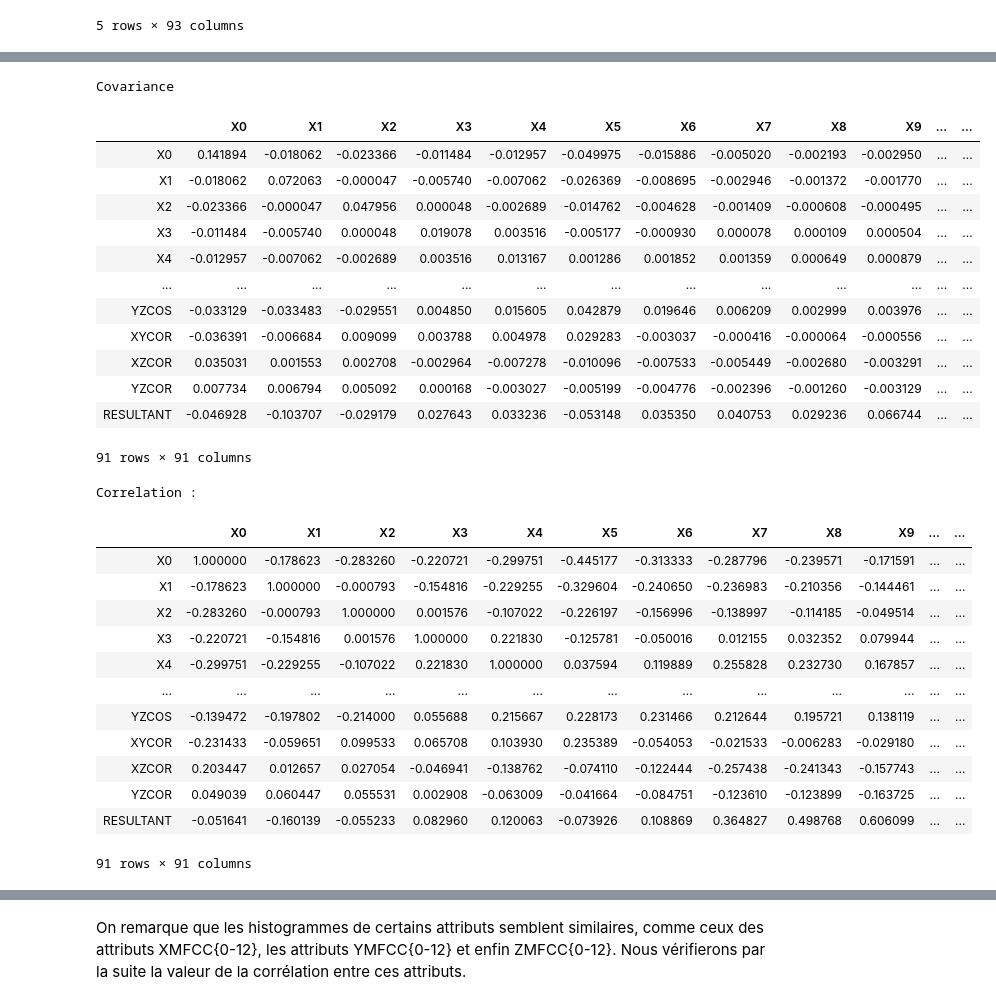
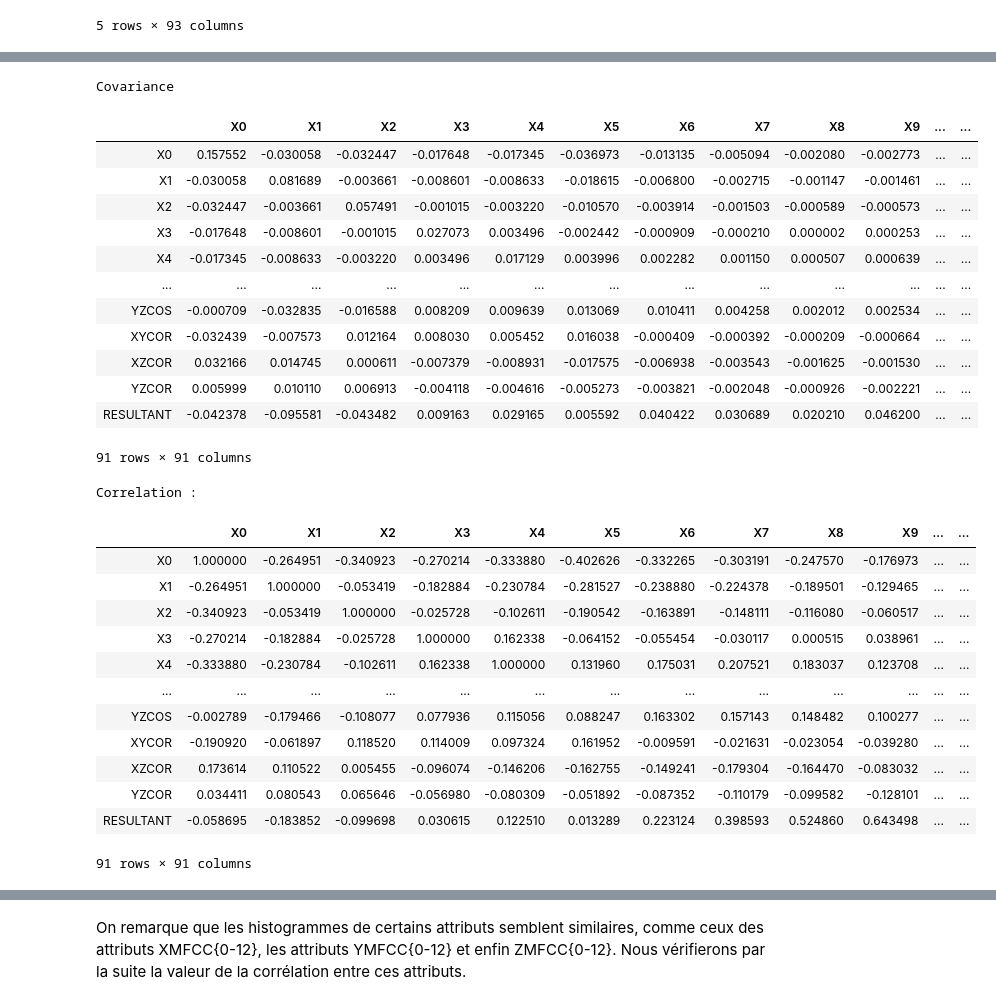
Before and after one commit to BaptisteSaintArnoult/human-activity-recognition, a Jupyter notebook: impersonnal_model_Mira.ipynb, the cells around one changed output, grey strips where cells are left out. Cells and saved outputs as stored; diff of their text form; code cells hidden in the pictures.

```diff
--- a/impersonnal_model_Mira.ipynb
+++ b/impersonnal_model_Mira.ipynb
@@ -106 +103,5 @@ def load_multiple_wisdm_data(subjectToExtractNumber, device, sensor, method):
+# %%
+#Methode 1 : Récupération de toutes les données provenant des accéléromètre des smartwatches
+DATA_NUMBER = 50
+data_watch_accel = load_multiple_wisdm_data(DATA_NUMBER, 'watch', 'accel', 1)
 # %%
@@ -121,0 +121,11 @@ dataFrame = create_dataFrame_fromArff(collection2)
+# %%
+import numpy as np
+
+# Vérification de valeurs manquantes
+data_watch_accel = data_watch_accel.replace('?',np.NaN)
+print('Number of instances = %d' % (data_watch_accel.shape[0]))
+print('Number of attributes = %d' % (data_watch_accel.shape[1]))
+
+print('Number of missing values:')
+for col in data_watch_accel.columns:
+    print('\t%s: %d' % (col,data_watch_accel[col].isna().sum()))
@@ -160,0 +160,5 @@ Il n'y a pas de valeurs manquantes dans les données ni de doublons
+# %%
+# Suppresion des doublons
+print('Number of rows before discarding duplicates = %d' % (data_watch_accel.shape[0]))
+data_watch_accel = data_watch_accel.drop_duplicates()
+print('Number of rows after discarding duplicates = %d' % (data_watch_accel.shape[0]))
@@ -209,39 +218,39 @@ collection1.describe(include='all')
 # %%
 pd.set_option('display.max_rows', 50)
 print('Covariance')
-collection1.cov()
+data_watch_accel.cov()
 # %% [output]
 Covariance
 |  | X0 | X1 | X2 | X3 | X4 | X5 | X6 | X7 | X8 | X9 | ... | ... |
-| X0 | 0.141894 | -0.018062 | -0.023366 | -0.011484 | -0.012957 | -0.049975 | -0.015886 | -0.005020 | -0.002193 | -0.002950 | ... | ... |
-| X1 | -0.018062 | 0.072063 | -0.000047 | -0.005740 | -0.007062 | -0.026369 | -0.008695 | -0.002946 | -0.001372 | -0.001770 | ... | ... |
-| X2 | -0.023366 | -0.000047 | 0.047956 | 0.000048 | -0.002689 | -0.014762 | -0.004628 | -0.001409 | -0.000608 | -0.000495 | ... | ... |
-| X3 | -0.011484 | -0.005740 | 0.000048 | 0.019078 | 0.003516 | -0.005177 | -0.000930 | 0.000078 | 0.000109 | 0.000504 | ... | ... |
-| X4 | -0.012957 | -0.007062 | -0.002689 | 0.003516 | 0.013167 | 0.001286 | 0.001852 | 0.001359 | 0.000649 | 0.000879 | ... | ... |
+| X0 | 0.157552 | -0.030058 | -0.032447 | -0.017648 | -0.017345 | -0.036973 | -0.013135 | -0.005094 | -0.002080 | -0.002773 | ... | ... |
+| X1 | -0.030058 | 0.081689 | -0.003661 | -0.008601 | -0.008633 | -0.018615 | -0.006800 | -0.002715 | -0.001147 | -0.001461 | ... | ... |
+| X2 | -0.032447 | -0.003661 | 0.057491 | -0.001015 | -0.003220 | -0.010570 | -0.003914 | -0.001503 | -0.000589 | -0.000573 | ... | ... |
+| X3 | -0.017648 | -0.008601 | -0.001015 | 0.027073 | 0.003496 | -0.002442 | -0.000909 | -0.000210 | 0.000002 | 0.000253 | ... | ... |
+| X4 | -0.017345 | -0.008633 | -0.003220 | 0.003496 | 0.017129 | 0.003996 | 0.002282 | 0.001150 | 0.000507 | 0.000639 | ... | ... |
 | ... | ... | ... | ... | ... | ... | ... | ... | ... | ... | ... | ... | ... |
-| YZCOS | -0.033129 | -0.033483 | -0.029551 | 0.004850 | 0.015605 | 0.042879 | 0.019646 | 0.006209 | 0.002999 | 0.003976 | ... | ... |
-| XYCOR | -0.036391 | -0.006684 | 0.009099 | 0.003788 | 0.004978 | 0.029283 | -0.003037 | -0.000416 | -0.000064 | -0.000556 | ... | ... |
-| XZCOR | 0.035031 | 0.001553 | 0.002708 | -0.002964 | -0.007278 | -0.010096 | -0.007533 | -0.005449 | -0.002680 | -0.003291 | ... | ... |
-| YZCOR | 0.007734 | 0.006794 | 0.005092 | 0.000168 | -0.003027 | -0.005199 | -0.004776 | -0.002396 | -0.001260 | -0.003129 | ... | ... |
-| RESULTANT | -0.046928 | -0.103707 | -0.029179 | 0.027643 | 0.033236 | -0.053148 | 0.035350 | 0.040753 | 0.029236 | 0.066744 | ... | ... |
+| YZCOS | -0.000709 | -0.032835 | -0.016588 | 0.008209 | 0.009639 | 0.013069 | 0.010411 | 0.004258 | 0.002012 | 0.002534 | ... | ... |
+| XYCOR | -0.032439 | -0.007573 | 0.012164 | 0.008030 | 0.005452 | 0.016038 | -0.000409 | -0.000392 | -0.000209 | -0.000664 | ... | ... |
+| XZCOR | 0.032166 | 0.014745 | 0.000611 | -0.007379 | -0.008931 | -0.017575 | -0.006938 | -0.003543 | -0.001625 | -0.001530 | ... | ... |
+| YZCOR | 0.005999 | 0.010110 | 0.006913 | -0.004118 | -0.004616 | -0.005273 | -0.003821 | -0.002048 | -0.000926 | -0.002221 | ... | ... |
+| RESULTANT | -0.042378 | -0.095581 | -0.043482 | 0.009163 | 0.029165 | 0.005592 | 0.040422 | 0.030689 | 0.020210 | 0.046200 | ... | ... |
 91 rows × 91 columns
 # %%
-correlationMatrix = collection1.corr()
+correlationMatrix = data_watch_accel.corr()
 print('Correlation :')
-collection1.corr()
+data_watch_accel.corr()
 # %% [output]
 Correlation :
 |  | X0 | X1 | X2 | X3 | X4 | X5 | X6 | X7 | X8 | X9 | ... | ... |
-| X0 | 1.000000 | -0.178623 | -0.283260 | -0.220721 | -0.299751 | -0.445177 | -0.313333 | -0.287796 | -0.239571 | -0.171591 | ... | ... |
-| X1 | -0.178623 | 1.000000 | -0.000793 | -0.154816 | -0.229255 | -0.329604 | -0.240650 | -0.236983 | -0.210356 | -0.144461 | ... | ... |
-| X2 | -0.283260 | -0.000793 | 1.000000 | 0.001576 | -0.107022 | -0.226197 | -0.156996 | -0.138997 | -0.114185 | -0.049514 | ... | ... |
-| X3 | -0.220721 | -0.154816 | 0.001576 | 1.000000 | 0.221830 | -0.125781 | -0.050016 | 0.012155 | 0.032352 | 0.079944 | ... | ... |
-| X4 | -0.299751 | -0.229255 | -0.107022 | 0.221830 | 1.000000 | 0.037594 | 0.119889 | 0.255828 | 0.232730 | 0.167857 | ... | ... |
+| X0 | 1.000000 | -0.264951 | -0.340923 | -0.270214 | -0.333880 | -0.402626 | -0.332265 | -0.303191 | -0.247570 | -0.176973 | ... | ... |
+| X1 | -0.264951 | 1.000000 | -0.053419 | -0.182884 | -0.230784 | -0.281527 | -0.238880 | -0.224378 | -0.189501 | -0.129465 | ... | ... |
+| X2 | -0.340923 | -0.053419 | 1.000000 | -0.025728 | -0.102611 | -0.190542 | -0.163891 | -0.148111 | -0.116080 | -0.060517 | ... | ... |
+| X3 | -0.270214 | -0.182884 | -0.025728 | 1.000000 | 0.162338 | -0.064152 | -0.055454 | -0.030117 | 0.000515 | 0.038961 | ... | ... |
+| X4 | -0.333880 | -0.230784 | -0.102611 | 0.162338 | 1.000000 | 0.131960 | 0.175031 | 0.207521 | 0.183037 | 0.123708 | ... | ... |
 | ... | ... | ... | ... | ... | ... | ... | ... | ... | ... | ... | ... | ... |
-| YZCOS | -0.139472 | -0.197802 | -0.214000 | 0.055688 | 0.215667 | 0.228173 | 0.231466 | 0.212644 | 0.195721 | 0.138119 | ... | ... |
-| XYCOR | -0.231433 | -0.059651 | 0.099533 | 0.065708 | 0.103930 | 0.235389 | -0.054053 | -0.021533 | -0.006283 | -0.029180 | ... | ... |
-| XZCOR | 0.203447 | 0.012657 | 0.027054 | -0.046941 | -0.138762 | -0.074110 | -0.122444 | -0.257438 | -0.241343 | -0.157743 | ... | ... |
-| YZCOR | 0.049039 | 0.060447 | 0.055531 | 0.002908 | -0.063009 | -0.041664 | -0.084751 | -0.123610 | -0.123899 | -0.163725 | ... | ... |
-| RESULTANT | -0.051641 | -0.160139 | -0.055233 | 0.082960 | 0.120063 | -0.073926 | 0.108869 | 0.364827 | 0.498768 | 0.606099 | ... | ... |
+| YZCOS | -0.002789 | -0.179466 | -0.108077 | 0.077936 | 0.115056 | 0.088247 | 0.163302 | 0.157143 | 0.148482 | 0.100277 | ... | ... |
+| XYCOR | -0.190920 | -0.061897 | 0.118520 | 0.114009 | 0.097324 | 0.161952 | -0.009591 | -0.021631 | -0.023054 | -0.039280 | ... | ... |
+| XZCOR | 0.173614 | 0.110522 | 0.005455 | -0.096074 | -0.146206 | -0.162755 | -0.149241 | -0.179304 | -0.164470 | -0.083032 | ... | ... |
+| YZCOR | 0.034411 | 0.080543 | 0.065646 | -0.056980 | -0.080309 | -0.051892 | -0.087352 | -0.110179 | -0.099582 | -0.128101 | ... | ... |
+| RESULTANT | -0.058695 | -0.183852 | -0.099698 | 0.030615 | 0.122510 | 0.013289 | 0.223124 | 0.398593 | 0.524860 | 0.643498 | ... | ... |
 91 rows × 91 columns
 # %%
```
Also changed, not shown: parts of 74 cells of this notebook, 1 other file.
